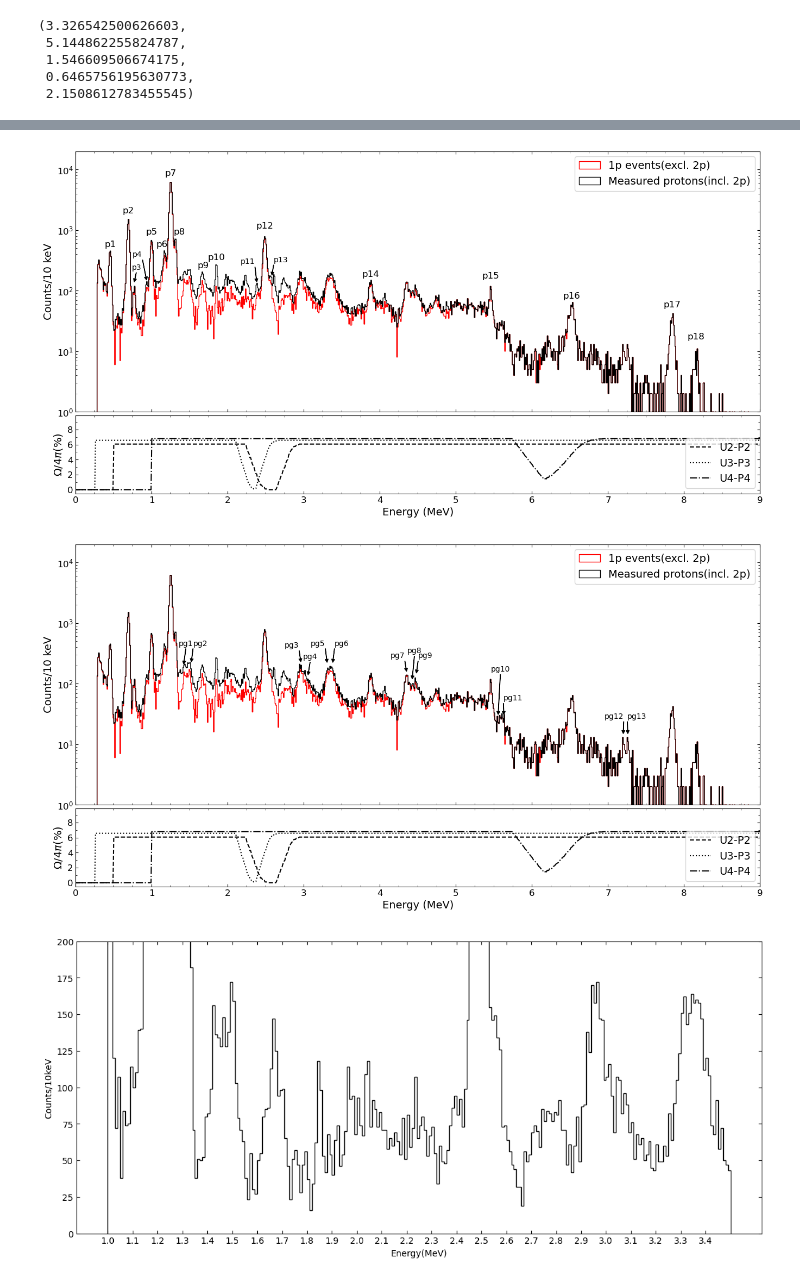
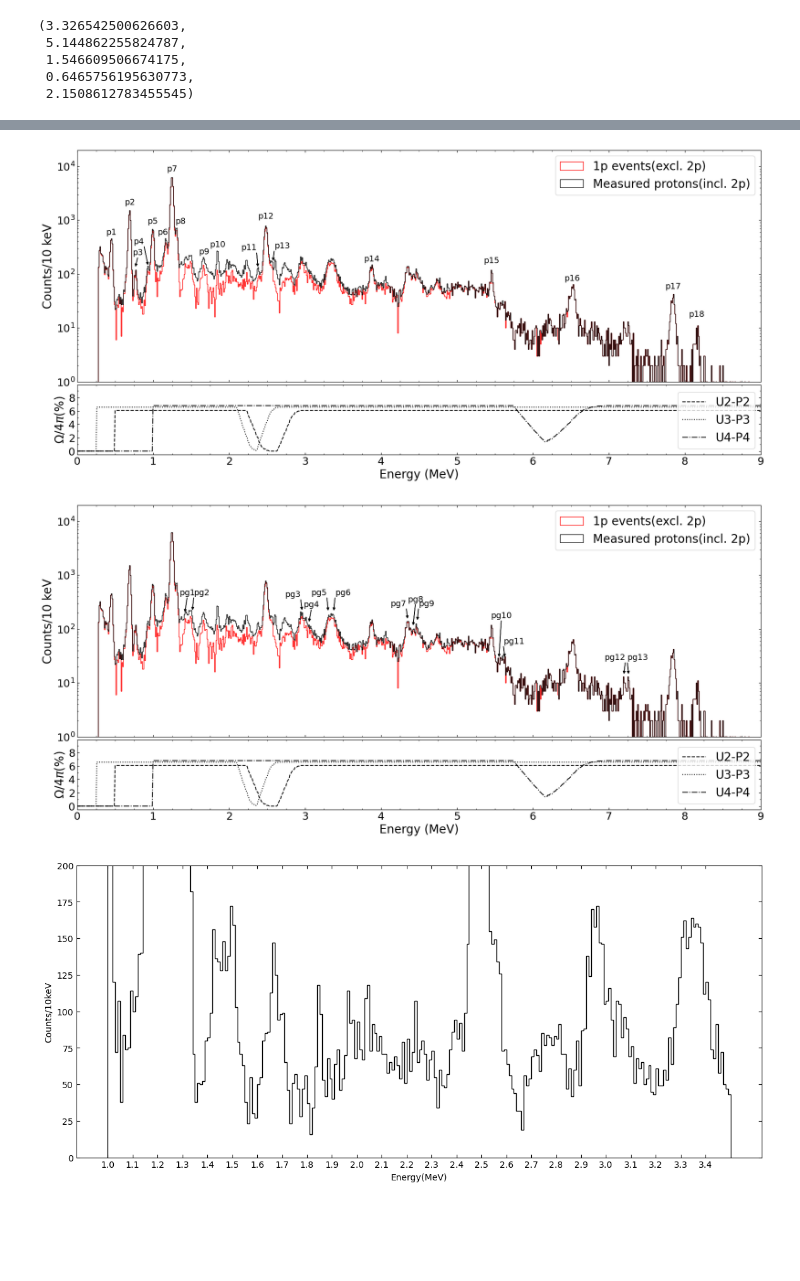
Before and after one commit to phaue/Masters, a Jupyter notebook: analysis/python/PeakEstimation/SingleP.ipynb, the cells around one changed output, grey strips where cells are left out. Cells and saved outputs as stored; diff of their text form; code cells hidden in the pictures; blank space fills up the shorter version.

```diff
--- a/analysis/python/PeakEstimation/SingleP.ipynb
+++ b/analysis/python/PeakEstimation/SingleP.ipynb
@@ -162,7 +162,7 @@ plt.show()
 # %%
-fs = 14
-fs_ticks = 12
-fig, axes = plt.subplots(nrows=2, ncols=1,figsize=(14, 7),gridspec_kw={'height_ratios': [1, 0.3]},sharex=True)
+fs = 20
+fs_ticks = 18
+fig, axes = plt.subplots(nrows=2, ncols=1,figsize=(18, 8),gridspec_kw={'height_ratios': [1, 0.3]},sharex=True)
 plt.subplots_adjust(hspace=0.02, top=0.96, bottom=0.06, left=0.08, right=0.98)
 
 twoscale = 100/(np.max(sac2)+np.max(sac3)+np.max(sac4))
@@ -187,42 +187,42 @@ ax1.tick_params(axis='x', bottom=True, top=False, labelbottom=True, labeltop=Fal
 ax1.tick_params(axis='y', bottom=True, top=False, labelbottom=True, labeltop=False, labelsize=fs_ticks, direction='in')
 ax1.set_yticks(np.arange(0,10,1), minor=True)
 ax1.set_yticks(np.arange(0,10,2))
 ax1.set_xticks(np.arange(-1,10,1))
 ax1.set_xticks(np.arange(-1,10,0.25), minor=True)
 
 ax1.set_ylim(-0.5,9.9)
 ax0.set_xlim(0, 9)
 ax0.set_ylim(1, 2e4)
 
 ax0.tick_params(axis='both', which='major', labelsize=fs_ticks)
 ax1.tick_params(axis='both', which='major', labelsize=fs_ticks)
 
 
 es = [0.452, 0.692,0.770,0.931, 0.995, 1.130, 1.250, 1.360, 1.673, 1.850, 2.38, 2.486, 2.580,
       3.877, 5.456, 6.520, 7.844, 8.158]
 arrow = [0.5*1e3, 1.8e3, (1.4e2,2.1e2,"cent"), (1.5e2, 3.4e2, "left"), 0.8e3, 0.5e3, 0.75e4, 0.8e3, 0.22e3, 0.3e3, (1.4e2,2.6e2, "left"), 1e3, (1.8e2,2.8e2, "right"),
          1.6e2, 1.5e2, 0.7e2, 0.5e2, 0.15e2]
 i = 1
 for e,a in zip(es,arrow):
     if isinstance(a, tuple):
         if a[2] == "left":
-            ax0.annotate(f"p{i}", xy=(e, a[0]), xytext=(e-0.12, a[1]), arrowprops=dict(facecolor='k', edgecolor='k', width=0.3, headwidth=4, headlength=4), ha='center', va='bottom', fontsize=10, color='k')
+            ax0.annotate(f"p{i}", xy=(e, a[0]), xytext=(e-0.12, a[1]), arrowprops=dict(facecolor='k', edgecolor='k', width=0.3, headwidth=4, headlength=4), ha='center', va='bottom', fontsize=14, color='k')
         if a[2] == "right":
-            ax0.annotate(f"p{i}", xy=(e, a[0]), xytext=(e+0.12, a[1]), arrowprops=dict(facecolor='k', edgecolor='k', width=0.3, headwidth=4, headlength=4), ha='center', va='bottom', fontsize=10, color='k')
+            ax0.annotate(f"p{i}", xy=(e, a[0]), xytext=(e+0.12, a[1]), arrowprops=dict(facecolor='k', edgecolor='k', width=0.3, headwidth=4, headlength=4), ha='center', va='bottom', fontsize=14, color='k')
         if a[2] == "cent":
-            ax0.annotate(f"p{i}", xy=(e, a[0]), xytext=(e+0.03, a[1]), arrowprops=dict(facecolor='k', edgecolor='k', width=0.3, headwidth=4, headlength=4), ha='center', va='bottom', fontsize=10, color='k')
+            ax0.annotate(f"p{i}", xy=(e, a[0]), xytext=(e+0.03, a[1]), arrowprops=dict(facecolor='k', edgecolor='k', width=0.3, headwidth=4, headlength=4), ha='center', va='bottom', fontsize=14, color='k')
     else:
-        ax0.annotate(f"p{i}", xy=(e, a), ha='center', va='bottom', fontsize=12, color='k')#, xytext=(e, a[1]), arrowprops=dict(facecolor='k', edgecolor='k', width=0.3, headwidth=4, headlength=4))
+        ax0.annotate(f"p{i}", xy=(e, a), ha='center', va='bottom', fontsize=14, color='k')#, xytext=(e, a[1]), arrowprops=dict(facecolor='k', edgecolor='k', width=0.3, headwidth=4, headlength=4))
     i+=1
 
 plt.savefig("1psingles.pdf")
 plt.show()
 # %% [output]
-[figure, old version]
+[figure, new version]
 # %%
-fs = 14
-fs_ticks = 12
-fig, axes = plt.subplots(nrows=2, ncols=1,figsize=(14, 7),gridspec_kw={'height_ratios': [1, 0.3]},sharex=True)
+fs = 20
+fs_ticks = 18
+fig, axes = plt.subplots(nrows=2, ncols=1,figsize=(18, 8),gridspec_kw={'height_ratios': [1, 0.3]},sharex=True)
 plt.subplots_adjust(hspace=0.02, top=0.96, bottom=0.06, left=0.08, right=0.98)
 
 twoscale = 100/(np.max(sac2)+np.max(sac3)+np.max(sac4))
@@ -267,19 +267,19 @@ i = 1
 for e,a in zip(es,arrow):
     if isinstance(a, tuple):
         if a[2] == "left":
-            ax0.annotate(f"pg{i}", xy=(e, a[0]), xytext=(e-0.12, a[1]), arrowprops=dict(facecolor='k', edgecolor='k', width=0.3, headwidth=4, headlength=4), ha='center', va='bottom', fontsize=10, color='k')
+            ax0.annotate(f"pg{i}", xy=(e, a[0]), xytext=(e-0.12, a[1]), arrowprops=dict(facecolor='k', edgecolor='k', width=0.3, headwidth=4, headlength=4), ha='center', va='bottom', fontsize=14, color='k')
         if a[2] == "right":
-            ax0.annotate(f"pg{i}", xy=(e, a[0]), xytext=(e+0.12, a[1]), arrowprops=dict(facecolor='k', edgecolor='k', width=0.3, headwidth=4, headlength=4), ha='center', va='bottom', fontsize=10, color='k')
+            ax0.annotate(f"pg{i}", xy=(e, a[0]), xytext=(e+0.12, a[1]), arrowprops=dict(facecolor='k', edgecolor='k', width=0.3, headwidth=4, headlength=4), ha='center', va='bottom', fontsize=14, color='k')
         if a[2] == "cent":
-            ax0.annotate(f"pg{i}", xy=(e, a[0]), xytext=(e+0.03, a[1]), arrowprops=dict(facecolor='k', edgecolor='k', width=0.3, headwidth=4, headlength=4), ha='center', va='bottom', fontsize=10, color='k')
+            ax0.annotate(f"pg{i}", xy=(e, a[0]), xytext=(e+0.03, a[1]), arrowprops=dict(facecolor='k', edgecolor='k', width=0.3, headwidth=4, headlength=4), ha='center', va='bottom', fontsize=14, color='k')
     else:
-        ax0.annotate(f"pg{i}", xy=(e, a), ha='center', va='bottom', fontsize=12, color='k')#, xytext=(e, a[1]), arrowprops=dict(facecolor='k', edgecolor='k', width=0.3, headwidth=4, headlength=4))
+        ax0.annotate(f"pg{i}", xy=(e, a), ha='center', va='bottom', fontsize=14, color='k')#, xytext=(e, a[1]), arrowprops=dict(facecolor='k', edgecolor='k', width=0.3, headwidth=4, headlength=4))
     i+=1
 
 plt.savefig("pgsingles.pdf")
 plt.show()
 # %% [output]
-[figure, old version]
+[figure, new version]
 # %%
 
 plt.figure(figsize=(14,6))
```
Also changed, not shown: parts of 1 cell of this notebook, 35 other files.
